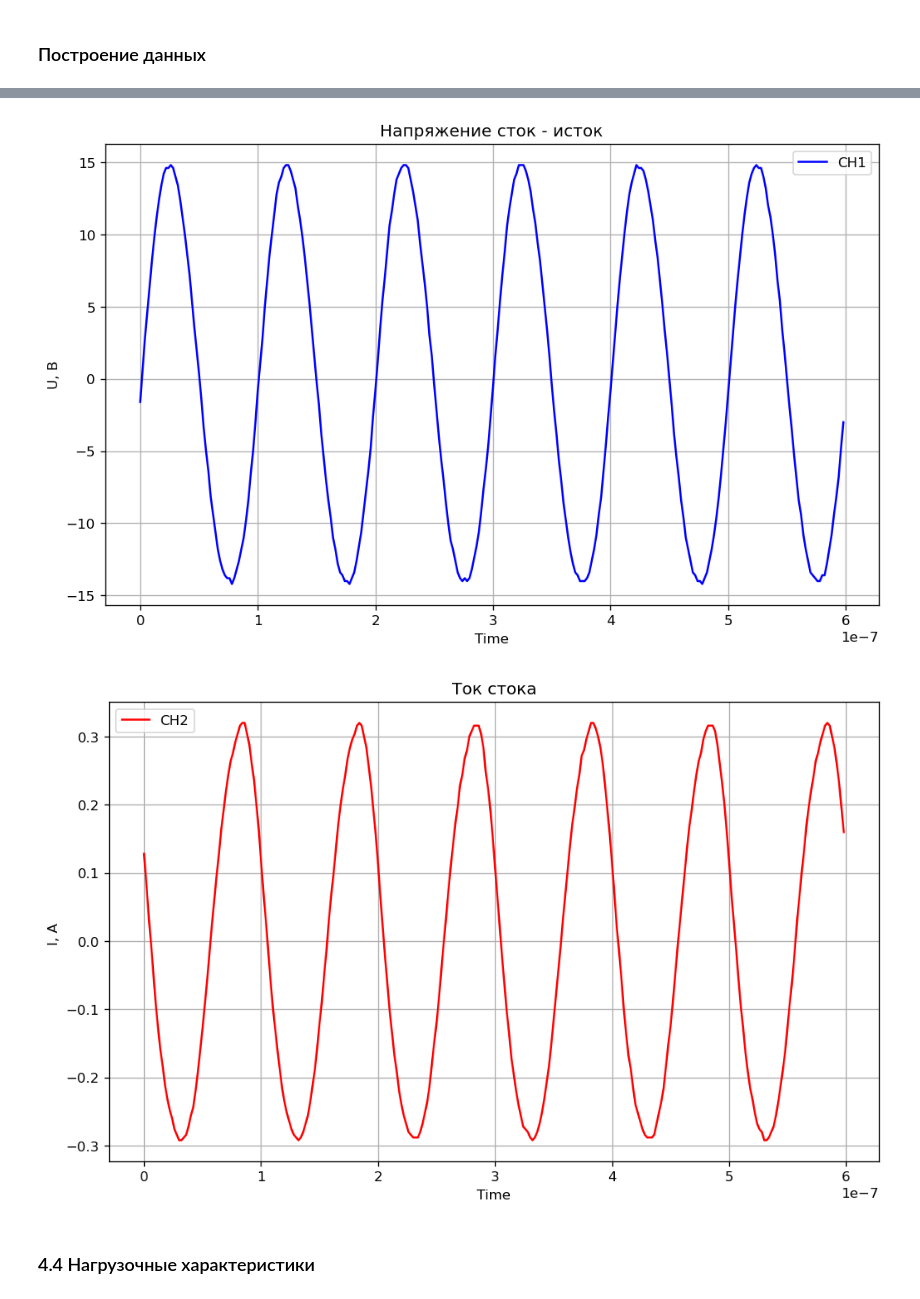
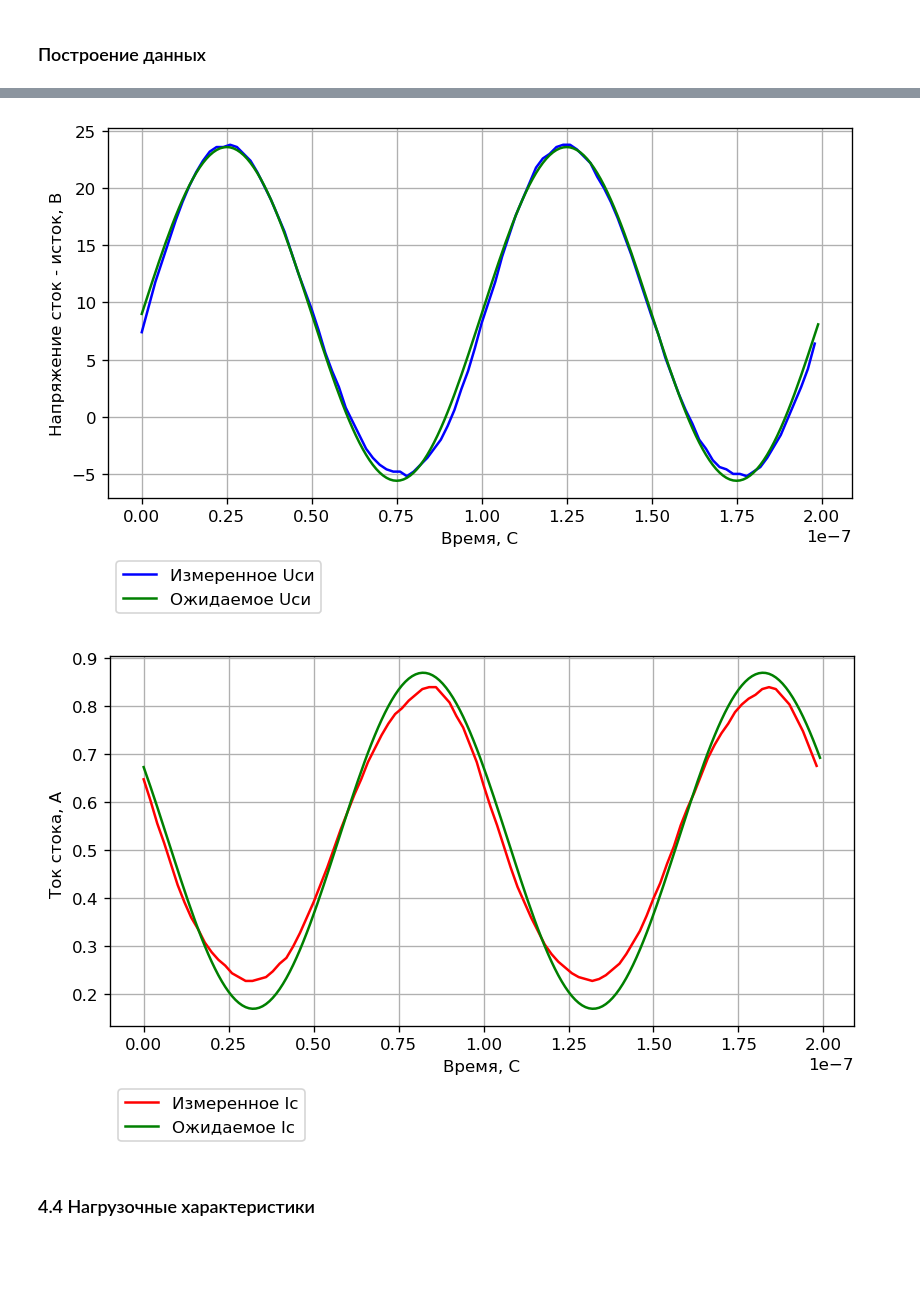
Before and after one commit to sematimohin/Study, a Jupyter notebook: fors/laba_1.ipynb, the cells around one changed output, grey strips where cells are left out. Cells and saved outputs as stored; diff of their text form; code cells hidden in the pictures; blank space fills up the shorter version.

```diff
--- a/fors/laba_1.ipynb
+++ b/fors/laba_1.ipynb
@@ -95,13 +96,13 @@ Name: CH2 [V], dtype: float64
 discrete_time = 2.000000e-09 # значение дискрета по времени, взятое из таблицы csv
 
 # Создание вектора времени
-time = np.arange(0, 300 * discrete_time, discrete_time)
+time = np.arange(0, 100 * discrete_time, discrete_time)
 
 # Извлечение данных из столбцов CH1 и CH2
 
-ch1 = 100 * data.iloc[0:300]['CH1 [V]'] # вырезаем строки с нулевой по пятисотую из стобца
+ch1 = 9 + 100 * data.iloc[0:100]['CH1 [V]'] # вырезаем строки с нулевой по пятисотую из стобца
                                 # CH1 [V]
-ch2 = data.iloc[0:300]['CH2 [V]']
+ch2 = 0.52 + data.iloc[0:100]['CH2 [V]']
 
 
 #display(ch1.iloc[1000]) # iloc() — метод выбора строк согласно их числовой позиции
@@ -115,31 +116,45 @@ $Iс$ снимается с 2 канала сразу в амперах сраз
 # %%
+# Параметры синусоиды Uси
+amplitude_Uc = 14.6  # Амплитуда в вольтах
+frequency = 10e6  # Частота в Гц (10 МГц)
+sampling_rate = 1e9  # Частота дискретизации в Гц (например, 100 МГц)
+t = np.arange(0, 2e-7, 1/sampling_rate)  # Временная ось (длительность 10 мс)
+sinusoid_Uc = 9 + amplitude_Uc * np.sin(2 * np.pi * frequency * t) # Синусоида
+
+# Параметры синусоиды Ic
+amplitude_Ic= 0.35  # Амплитуда в вольтах
+sinusoid_Ic = 0.52 + amplitude_Ic * np.sin(2 * np.pi * frequency * t + 154*(np.pi/180))
+
+
 # Построение графиков
-plt.figure(figsize=(10, 6), dpi=120)
+plt.figure(figsize=(8, 4), dpi=120)
 # Осциллограмма для CH1
-plt.plot(time, ch1, label='CH1', color='blue')
+plt.plot(time, ch1, label='Измеренное Uси', color='blue')
+plt.plot(t, sinusoid_Uc, label='Ожидаемое Uси', color='green')
 # Настройка графика
-plt.title('Напряжение сток - исток')
-plt.xlabel('Time')
-plt.ylabel('U, В')
-plt.legend()
+#plt.title('Напряжение сток - исток')
+plt.xlabel('Время, С')
+plt.ylabel('Напряжение сток - исток, В')
+plt.legend(bbox_to_anchor=(0, -0.15), loc='upper left', prop={'size': 10})
 plt.grid(True)
 # Отображение графика
 plt.show()
 
-plt.figure(figsize=(10, 6), dpi=120)
+plt.figure(figsize=(8, 4), dpi=120)
 # Осциллограмма для CH2
-plt.plot(time, ch2, label='CH2', color='red')
+plt.plot(time, ch2, label='Измеренное Ic', color='red')
+plt.plot(t, sinusoid_Ic, label='Ожидаемое Ic', color='green')
 # Настройка графика
-plt.title('Ток стока')
-plt.xlabel('Time')
-plt.ylabel('I, А ')
-plt.legend()
+#plt.title('Ток стока')
+plt.xlabel('Время, С')
+plt.ylabel('Ток стока, А ')
+plt.legend(bbox_to_anchor=(0, -0.15), loc='upper left', prop={'size': 10})
 plt.grid(True)
 # Отображение графика
 plt.show()
 # %% [output]
-[figure, old version]
+[figure, new version]
-[figure, old version]
+[figure, new version]
 # %% [markdown]
 ### 4.4 Нагрузочные характеристики
 # %% [markdown]
```
Also changed, not shown: parts of 12 cells of this notebook.
